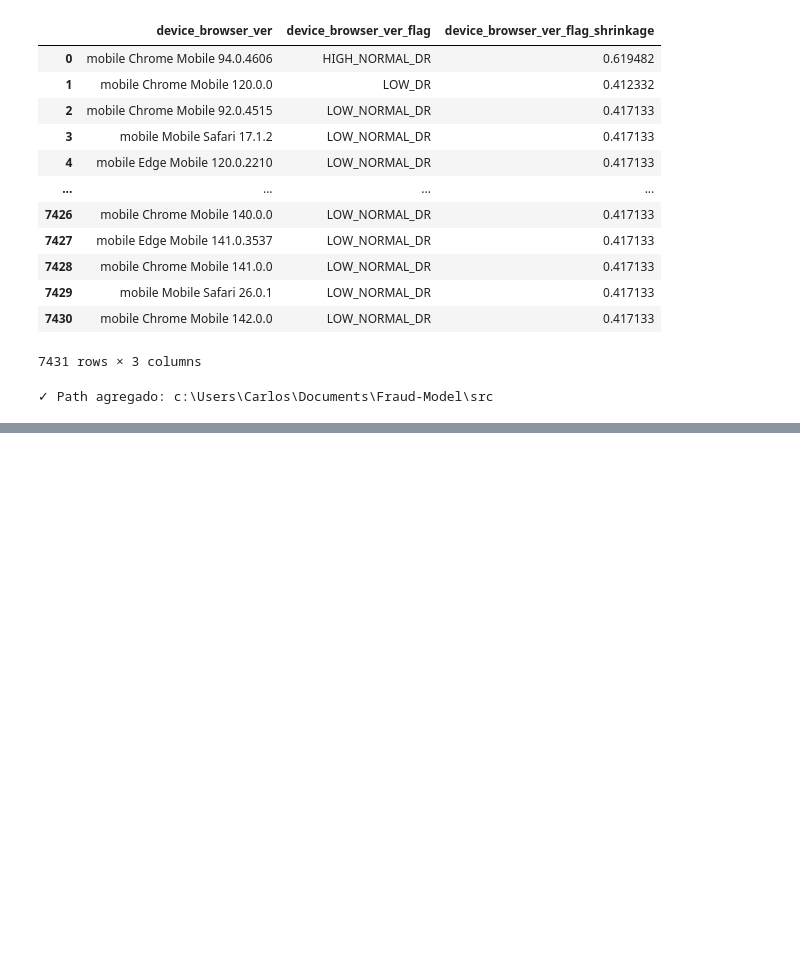
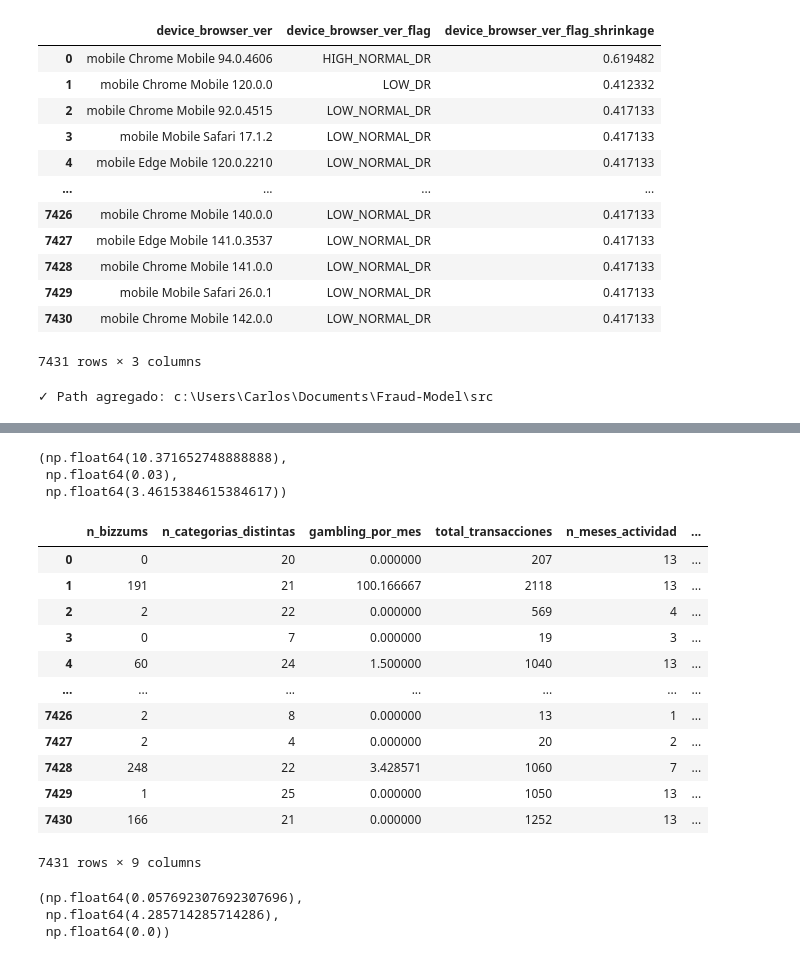
Before and after one commit to cgomez-QB/Fraud-Model, a Jupyter notebook: src/first_exploration/exploratory_data_analysis.ipynb, the cells around one changed output, grey strips where cells are left out. Cells and saved outputs as stored; diff of their text form; code cells hidden in the pictures; blank space fills up the shorter version.

```diff
--- a/src/first_exploration/exploratory_data_analysis.ipynb
+++ b/src/first_exploration/exploratory_data_analysis.ipynb
@@ -6468,0 +6542,55 @@ get_geo_consistency_score('80.29.151.142', 'Alcalá de Henares')
+# %%
+n = 4
+fastloans_n_meses_activo = df['fastloans_n_meses_activo'].iloc[n]
+fastloans_n_entidades_distintas = df['fastloans_n_entidades_distintas'].iloc[n]
+n_meses_actividad = df['n_meses_actividad'].iloc[n]
+created_at = df['created_at'].iloc[n]
+amount = df['amount'].iloc[n]
+
+get_fastloan_vars(fastloans_n_meses_activo, fastloans_n_entidades_distintas, n_meses_actividad, created_at, amount)
+# %% [output]
+(np.float64(10.371652748888888),
+ np.float64(0.03),
+ np.float64(3.4615384615384617))
+# %%
+df[[
+    'n_bizzums',
+    'n_categorias_distintas',
+    'gambling_por_mes',
+    'total_transacciones',
+    'n_meses_actividad',
+    'salary_existe',
+
+    'bizzum_ratio',
+    'bizzum_intensity_velocity',
+    'bizzum_no_salary_risk'
+]]
+# %% [output]
+|  | n_bizzums | n_categorias_distintas | gambling_por_mes | total_transacciones | n_meses_actividad | ... |
+| 0 | 0 | 20 | 0.000000 | 207 | 13 | ... |
+| 1 | 191 | 21 | 100.166667 | 2118 | 13 | ... |
+| 2 | 2 | 22 | 0.000000 | 569 | 4 | ... |
+| 3 | 0 | 7 | 0.000000 | 19 | 3 | ... |
+| 4 | 60 | 24 | 1.500000 | 1040 | 13 | ... |
+| ... | ... | ... | ... | ... | ... | ... |
+| 7426 | 2 | 8 | 0.000000 | 13 | 1 | ... |
+| 7427 | 2 | 4 | 0.000000 | 20 | 2 | ... |
+| 7428 | 248 | 22 | 3.428571 | 1060 | 7 | ... |
+| 7429 | 1 | 25 | 0.000000 | 1050 | 13 | ... |
+| 7430 | 166 | 21 | 0.000000 | 1252 | 13 | ... |
+7431 rows × 9 columns
+# %%
+
+n = 4
+n_bizzums = df['n_bizzums'].iloc[n]
+n_categorias_distintas = df['n_categorias_distintas'].iloc[n]
+gambling_por_mes = df['gambling_por_mes'].iloc[n]
+total_transacciones = df['total_transacciones'].iloc[n]
+n_meses_actividad = df['n_meses_actividad'].iloc[n]
+salary_existe = df['salary_existe'].iloc[n]
+
+bizzum_vars(n_bizzums, n_categorias_distintas, gambling_por_mes, total_transacciones, n_meses_actividad, salary_existe)
+# %% [output]
+(np.float64(0.057692307692307696),
+ np.float64(4.285714285714286),
+ np.float64(0.0))
```
Also changed, not shown: parts of 10 cells of this notebook, 4 other files.
